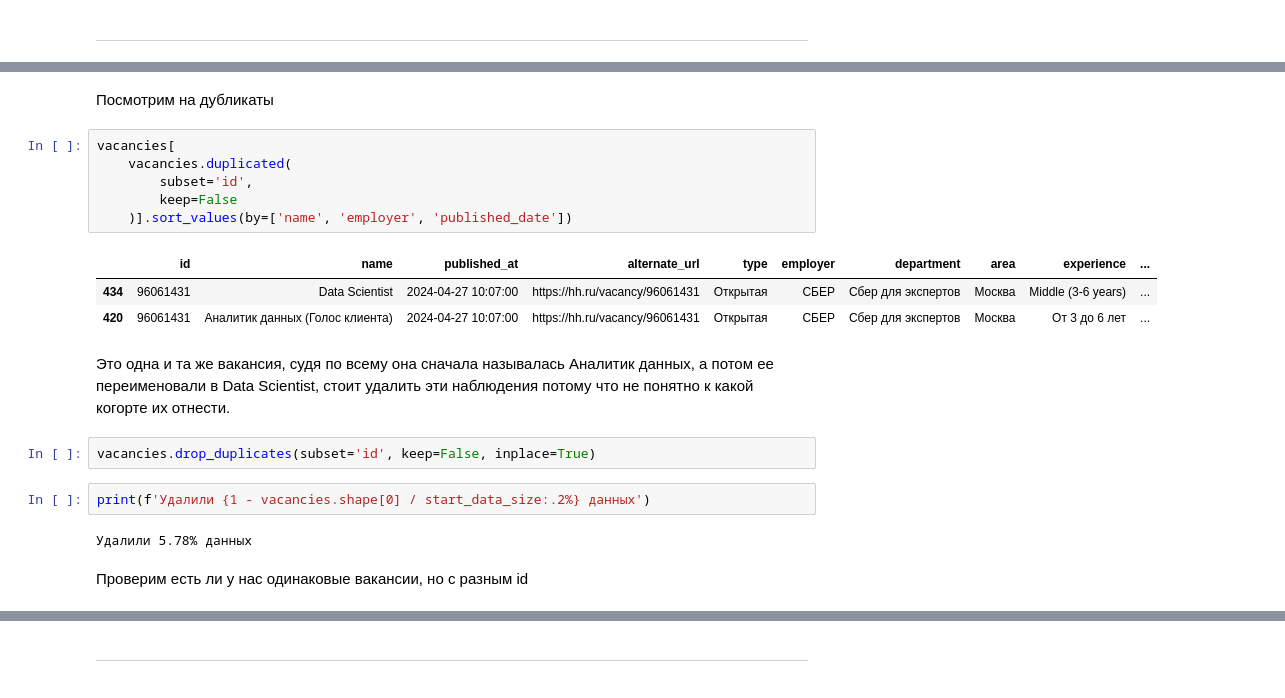
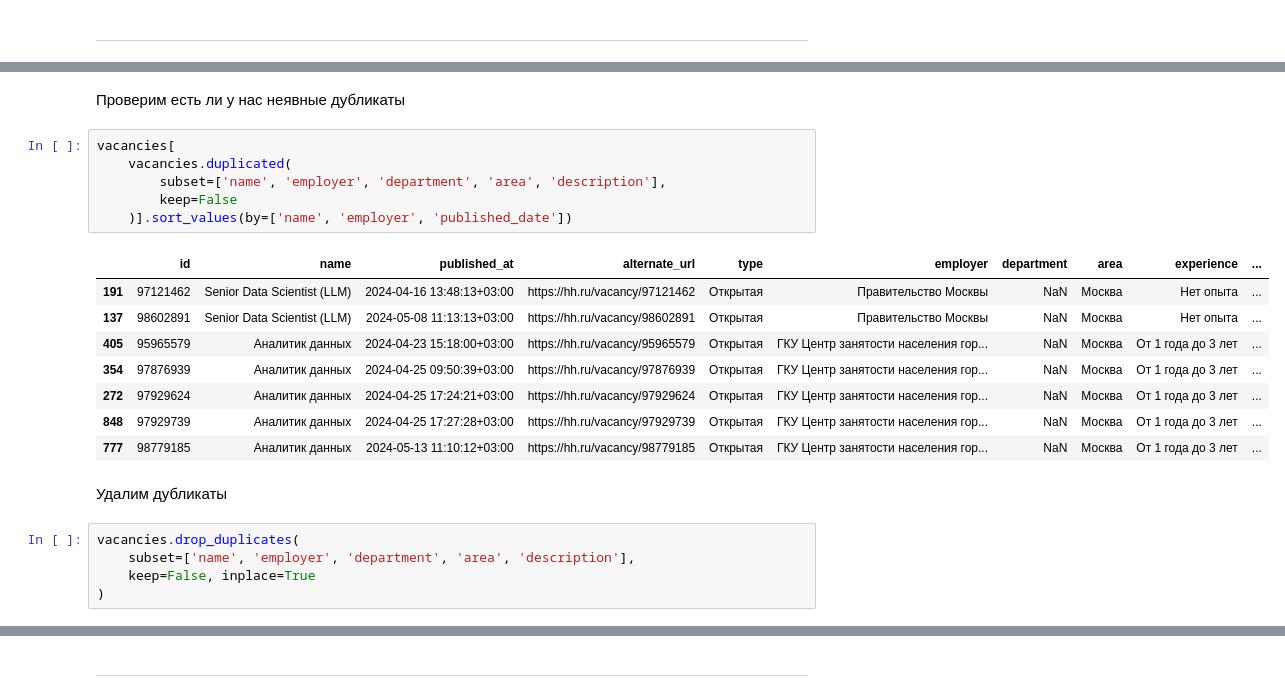
Before and after one commit to KuBaN658/vacancy_analysis, a Jupyter notebook: vacancy_analysis.ipynb, the cells around one changed output, grey strips where cells are left out. Drawn from its saved outputs; the diff is of its cells as text.

```diff
--- a/vacancy_analysis.ipynb
+++ b/vacancy_analysis.ipynb
@@ -193,22 +205,24 @@ print(f'Количество дубликатов - {n_dupl}')
-# %% [markdown]
-Посмотрим на дубликаты
+# %% [markdown]
+Проверим есть ли у нас неявные дубликаты
 # %%
 vacancies[
     vacancies.duplicated(
-        subset='id',
+        subset=['name', 'employer', 'department', 'area', 'description'],
         keep=False
     )].sort_values(by=['name', 'employer', 'published_date'])
 # %% [output]
 |  | id | name | published_at | alternate_url | type | employer | department | area | experience | ... |
-| 434 | 96061431 | Data Scientist | 2024-04-27 10:07:00 | https://hh.ru/vacancy/96061431 | Открытая | СБЕР | Сбер для экспертов | Москва | Middle (3-6 years) | ... |
-| 420 | 96061431 | Аналитик данных (Голос клиента) | 2024-04-27 10:07:00 | https://hh.ru/vacancy/96061431 | Открытая | СБЕР | Сбер для экспертов | Москва | От 3 до 6 лет | ... |
+| 191 | 97121462 | Senior Data Scientist (LLM) | 2024-04-16 13:48:13+03:00 | https://hh.ru/vacancy/97121462 | Открытая | Правительство Москвы | NaN | Москва | Нет опыта | ... |
+| 137 | 98602891 | Senior Data Scientist (LLM) | 2024-05-08 11:13:13+03:00 | https://hh.ru/vacancy/98602891 | Открытая | Правительство Москвы | NaN | Москва | Нет опыта | ... |
+| 405 | 95965579 | Аналитик данных | 2024-04-23 15:18:00+03:00 | https://hh.ru/vacancy/95965579 | Открытая | ГКУ Центр занятости населения гор... | NaN | Москва | От 1 года до 3 лет | ... |
+| 354 | 97876939 | Аналитик данных | 2024-04-25 09:50:39+03:00 | https://hh.ru/vacancy/97876939 | Открытая | ГКУ Центр занятости населения гор... | NaN | Москва | От 1 года до 3 лет | ... |
+| 272 | 97929624 | Аналитик данных | 2024-04-25 17:24:21+03:00 | https://hh.ru/vacancy/97929624 | Открытая | ГКУ Центр занятости населения гор... | NaN | Москва | От 1 года до 3 лет | ... |
+| 848 | 97929739 | Аналитик данных | 2024-04-25 17:27:28+03:00 | https://hh.ru/vacancy/97929739 | Открытая | ГКУ Центр занятости населения гор... | NaN | Москва | От 1 года до 3 лет | ... |
+| 777 | 98779185 | Аналитик данных | 2024-05-13 11:10:12+03:00 | https://hh.ru/vacancy/98779185 | Открытая | ГКУ Центр занятости населения гор... | NaN | Москва | От 1 года до 3 лет | ... |
-# %% [markdown]
-Это одна и та же вакансия, судя по всему она сначала называлась Аналитик данных, а потом ее переименовали в Data Scientist, cтоит удалить эти наблюдения потому что не понятно к какой когорте их отнести.
+# %% [markdown]
+Удалим дубликаты
 # %%
-vacancies.drop_duplicates(subset='id', keep=False, inplace=True)
+vacancies.drop_duplicates(
+    subset=['name', 'employer', 'department', 'area', 'description'],
+    keep=False, inplace=True
+)
-# %%
-print(f'Удалили {1 - vacancies.shape[0] / start_data_size:.2%} данных')
-# %% [output]
-Удалили 5.78% данных
-# %% [markdown]
-Проверим есть ли у нас одинаковые вакансии, но с разным id
```
Also changed, not shown: parts of 49 cells of this notebook.
